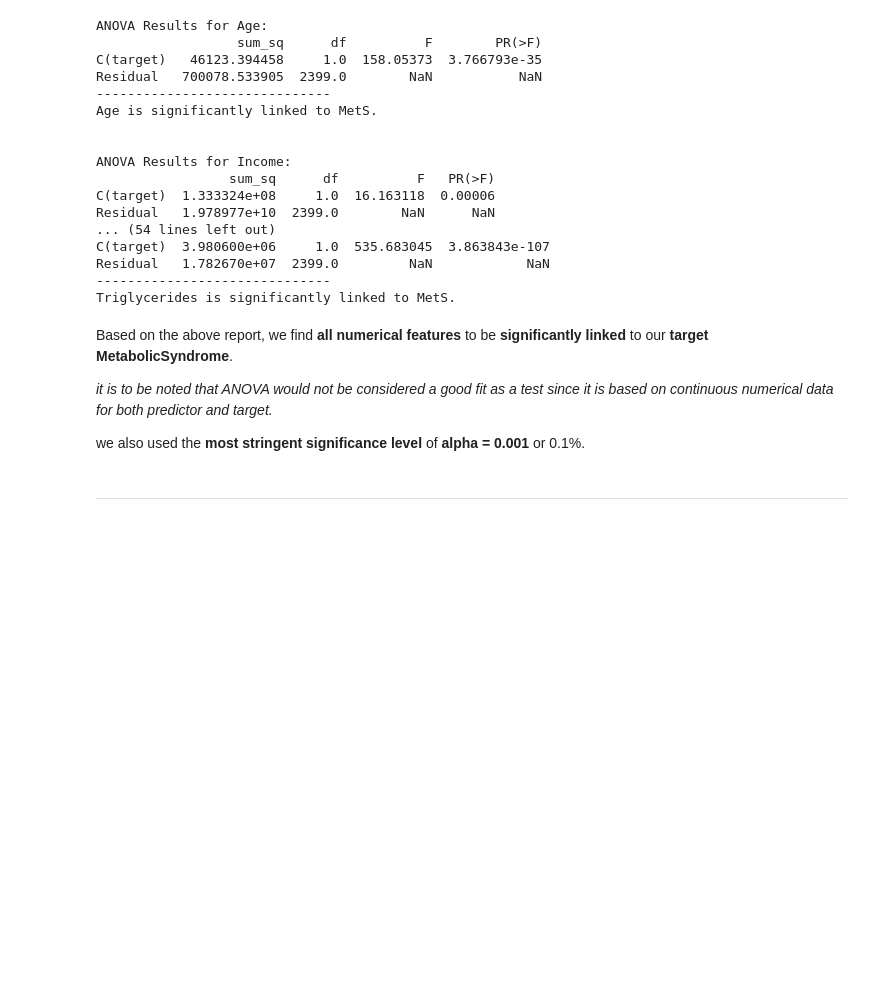
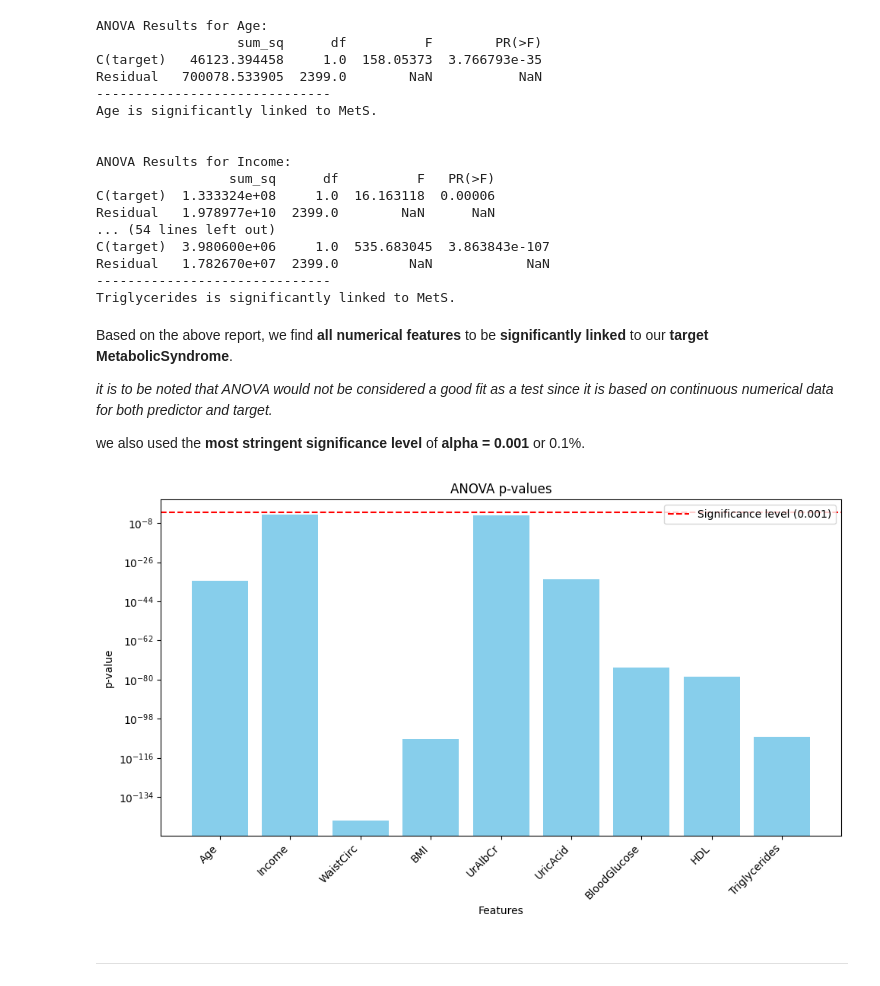
Before and after one commit to SrijanShovit/HealthLearning, a Jupyter notebook: Metabolic Syndrome Prediction/metabolic_syndrome_predict.ipynb, the cells around one changed output. Cells and saved outputs as stored; diff of their text form; code cells hidden in the pictures; blank space fills up the shorter version.

```diff
--- a/Metabolic Syndrome Prediction/metabolic_syndrome_predict.ipynb
+++ b/Metabolic Syndrome Prediction/metabolic_syndrome_predict.ipynb
@@ -972,6 +1008,36 @@ Based on the above report, we find **all numerical features** to be **significan
 *it is to be noted that ANOVA would not be considered a good fit as a test since it is based on continuous numerical data for both predictor and target.*
 
 we also used the **most stringent significance level** of **alpha = 0.001** or 0.1%.
+# %%
+import matplotlib.pyplot as plt
+
+# Initializing lists to store feature names and p-values
+features = []
+p_values = []
+
+for feature in numerical_features.columns:
+    formula = f"{feature} ~ C(target)"
+    model = ols(formula, data=df).fit()
+    anova_table = sm.stats.anova_lm(model, typ=2) # ANOVA test implementation
+
+    # Appending feature name and p-value to lists
+    features.append(feature)
+    p_values.append(anova_table.loc['C(target)', 'PR(>F)'])
+
+# Plotting the graph
+plt.figure(figsize=(10, 6))
+plt.bar(features, p_values, color='skyblue')
+plt.title('ANOVA p-values')
+plt.xlabel('Features')
+plt.ylabel('p-value')
+plt.xticks(rotation=45, ha='right')
+plt.yscale('log')
+plt.axhline(y=0.001, color='r', linestyle='--', label='Significance level (0.001)')
+plt.legend()
+plt.tight_layout()
+plt.show()
+# %% [output]
+[figure, added]
 # %% [markdown]
 ---
 # %% [markdown]
```
Also changed, not shown: parts of 33 cells of this notebook.
